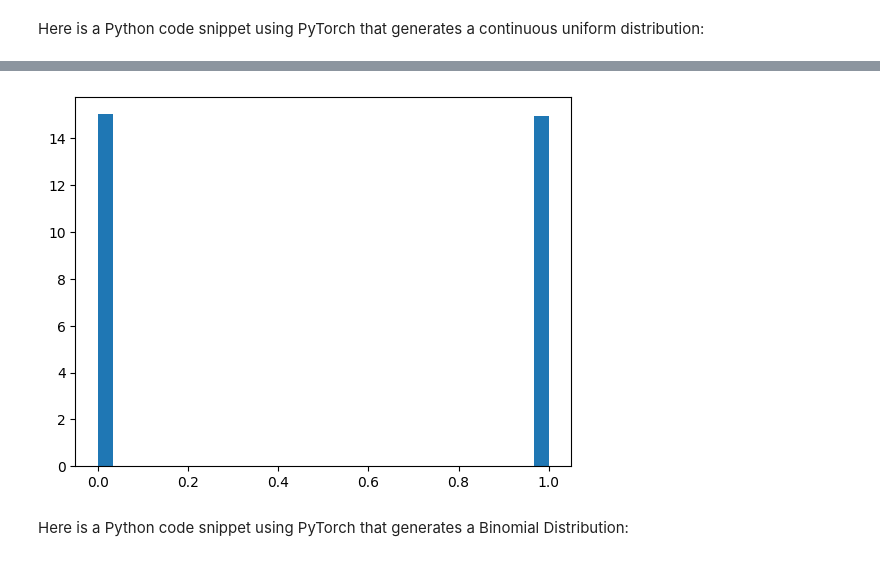
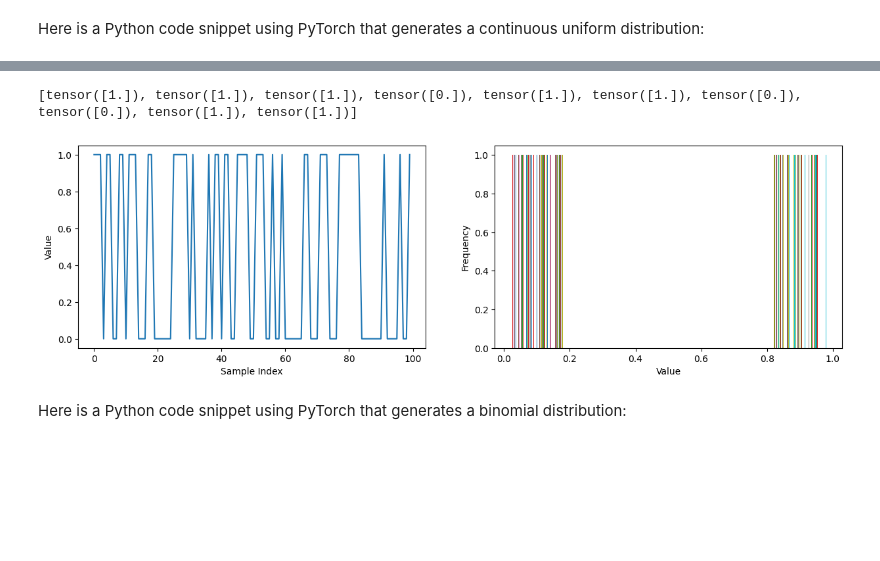
Before and after one commit to vergotten/Comprehensive-Machine-Learning-Algorithms, a Jupyter notebook: distributions.ipynb, the cells around one changed output, grey strips where cells are left out. Saved outputs shown, nothing was run; the diff lists cells and outputs as text; code cells hidden in the pictures; blank space fills up the shorter version.

```diff
--- a/distributions.ipynb
+++ b/distributions.ipynb
@@ -41,17 +67,30 @@ Here is a Python code snippet using PyTorch that generates a Bernoulli Distribut
-# %%
-import torch
-import matplotlib.pyplot as plt
-
-# Parameter
-p = 0.5
-
-# Create a tensor
-tensor = torch.bernoulli(torch.full((1000,), p))
-
-# Plot
-plt.hist(tensor.numpy(), bins=30, density=True)
-plt.show()
-# %% [output]
-[figure, removed]
+# %%
+import torch
+import matplotlib.pyplot as plt
+
+p = torch.Tensor([0.5])  # 50%
+
+num_samples = 100
+
+# Bernoulli distribution
+bernoulli_d = torch.distributions.Bernoulli(probs=p).sample((num_samples,)); print([x for x in bernoulli_d][:10])
+
+fig, (ax1, ax2) = plt.subplots(1, 2)
+
+fig.set_figheight(4)
+fig.set_figwidth(15)
+
+ax1.plot(bernoulli_d[:num_samples])
+ax1.set_xlabel("Sample Index")
+ax1.set_ylabel("Value")
+
+ax2.hist(bernoulli_d[:num_samples], bins=5)
+ax2.set_xlabel("Value")
+ax2.set_ylabel("Frequency")
+
+plt.show()
+# %% [output]
+[tensor([1.]), tensor([1.]), tensor([1.]), tensor([0.]), tensor([1.]), tensor([1.]), tensor([0.]), tensor([0.]), tensor([1.]), tensor([1.])]
+[figure, added]
 # %% [markdown]
-Here is a Python code snippet using PyTorch that generates a Binomial Distribution:
+Here is a Python code snippet using PyTorch that generates a binomial distribution:
```
Also changed, not shown: parts of 7 cells of this notebook.
